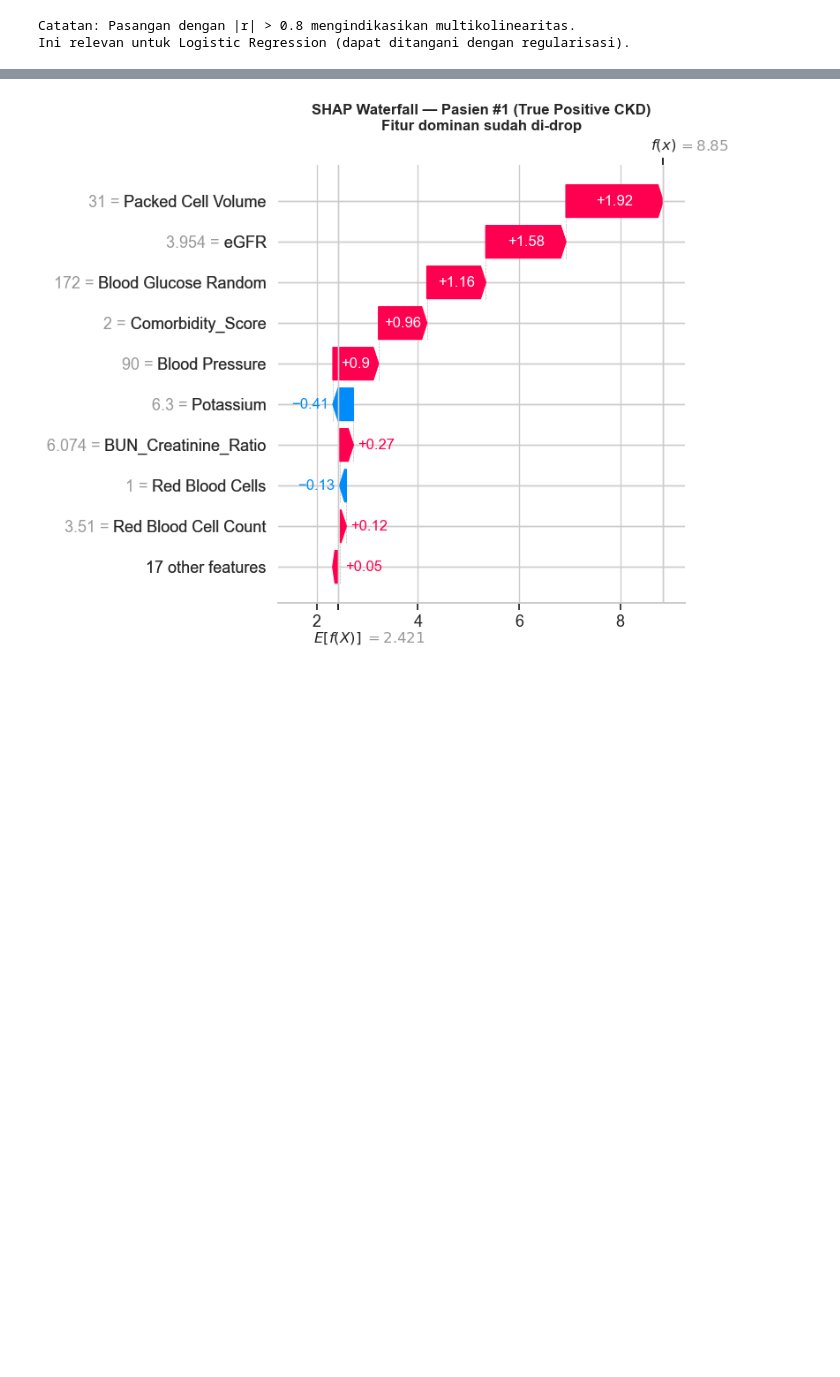
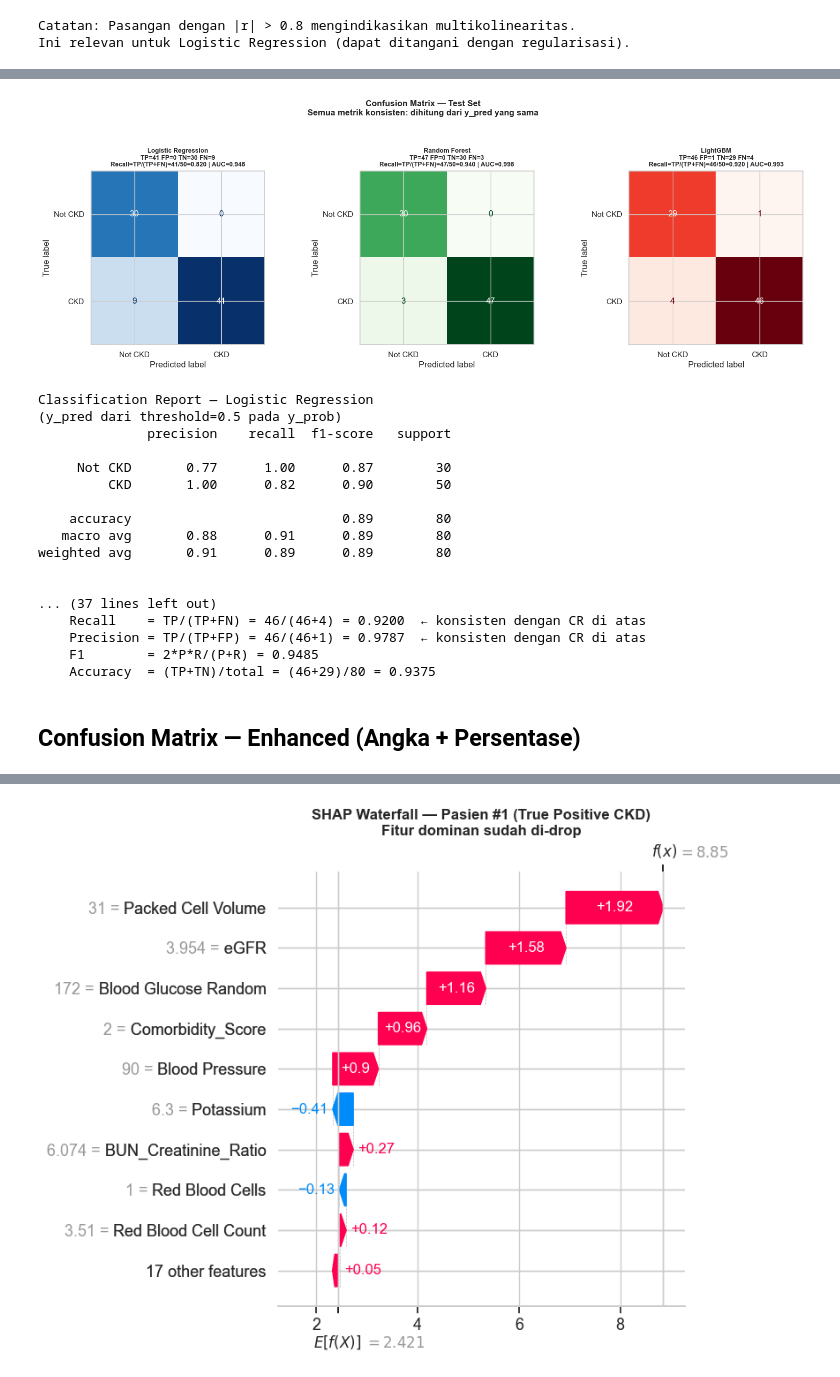
Before and after one commit to ShinZeleo/NephroAI-CKD_Detector, a Jupyter notebook: ckd_final_v8.ipynb, the cells around one changed output, grey strips where cells are left out. Drawn from its saved outputs; the diff is of its cells as text; code cells hidden in the pictures; blank space fills up the shorter version.

```diff
--- a/ckd_final_v8.ipynb
+++ b/ckd_final_v8.ipynb
@@ -604,7 +487,7 @@ for col in ratio_feats:
     g1 = X_train_fe.loc[y_train==1, col]
     g0 = X_train_fe.loc[y_train==0, col]
     t, p = stats.ttest_ind(g1, g0, equal_var=False)
-    sig = '✅ Signifikan' if p < 0.05 else '⚠️ Tidak Signifikan'
+    sig = 'Signifikan' if p < 0.05 else 'Tidak Signifikan'
     print(f'  {col:<28}: t={t:7.3f}, p={p:.6f}  → {sig}')
 # %% [output]
 [figure]
@@ -2483,0 +1436,72 @@ Menghitung SHAP LightGBM...
+# %%
+fig, axes = plt.subplots(1, 3, figsize=(16, 5))
+cmaps = ['Blues','Greens','Reds']
+
+for ax, res, cmap in zip(axes, all_results, cmaps):
+    cm = confusion_matrix(y_test, res['y_pred'])
+    tn, fp, fn, tp = cm.ravel()
+
+    assert tp == res['tp'], f"CM TP mismatch: {tp} vs {res['tp']}"
+    assert fp == res['fp'], f"CM FP mismatch: {fp} vs {res['fp']}"
+    assert tn == res['tn'], f"CM TN mismatch: {tn} vs {res['tn']}"
+    assert fn == res['fn'], f"CM FN mismatch: {fn} vs {res['fn']}"
+
+    ConfusionMatrixDisplay(cm, display_labels=['Not CKD','CKD']).plot(
+        ax=ax, cmap=cmap, colorbar=False)
+
+    man_rec  = tp/(tp+fn) if (tp+fn)>0 else 0
+    man_pre  = tp/(tp+fp) if (tp+fp)>0 else 0
+    ax.set_title(
+        f"{res['model_name']}\n"
+        f"TP={tp} FP={fp} TN={tn} FN={fn}\n"
+        f"Recall=TP/(TP+FN)={tp}/{tp+fn}={man_rec:.3f} | AUC={res['auc_roc']:.3f}",
+        fontsize=9, fontweight='bold'
+    )
+
+plt.suptitle('Confusion Matrix — Test Set\n'
+             'Semua metrik konsisten: dihitung dari y_pred yang sama',
+             fontsize=12, fontweight='bold', y=1.07)
+plt.tight_layout(); plt.show()
+
+print()
+for res in all_results:
+    print(f'Classification Report — {res["model_name"]}')
+    print(f'(y_pred dari threshold={res["threshold"]} pada y_prob)')
+    print(classification_report(y_test, res['y_pred'], target_names=['Not CKD','CKD']))
+    print()
+
+    # Perhitungan manual untuk verifikasi
+    tp, fp, tn, fn = res["tp"], res["fp"], res["tn"], res["fn"]
+    print(f'  PERHITUNGAN MANUAL (verifikasi):')
+    print(f'    Recall    = TP/(TP+FN) = {tp}/({tp}+{fn}) = {tp/(tp+fn) if (tp+fn)>0 else 0:.4f}  ← konsisten dengan CR di atas')
+    print(f'    Precision = TP/(TP+FP) = {tp}/({tp}+{fp}) = {tp/(tp+fp) if (tp+fp)>0 else 0:.4f}  ← konsisten dengan CR di atas')
+    print(f'    F1        = 2*P*R/(P+R) = {res["f1"]:.4f}')
+    print(f'    Accuracy  = (TP+TN)/total = ({tp}+{tn})/{tp+fp+tn+fn} = {(tp+tn)/(tp+fp+tn+fn):.4f}')
+
+    # Validasi logika FN
+    if fn == 0:
+        assert abs(res["recall"] - 1.0) < 1e-6, f"BUG: FN=0 tapi Recall={res['recall']}≠1.0!"
+        print(f'    FN=0 → Recall=1.0 — BENAR secara logika')
+
+    print()
+# %% [output]
+[figure, added]
+Classification Report — Logistic Regression
+(y_pred dari threshold=0.5 pada y_prob)
+              precision    recall  f1-score   support
+
+     Not CKD       0.77      1.00      0.87        30
+         CKD       1.00      0.82      0.90        50
+
+    accuracy                           0.89        80
+   macro avg       0.88      0.91      0.89        80
+weighted avg       0.91      0.89      0.89        80
+
+
+... (37 lines left out)
+    Recall    = TP/(TP+FN) = 46/(46+4) = 0.9200  ← konsisten dengan CR di atas
+    Precision = TP/(TP+FP) = 46/(46+1) = 0.9787  ← konsisten dengan CR di atas
+    F1        = 2*P*R/(P+R) = 0.9485
+    Accuracy  = (TP+TN)/total = (46+29)/80 = 0.9375
+# %% [markdown]
+## Confusion Matrix — Enhanced (Angka + Persentase)
```
Also changed, not shown: parts of 107 cells of this notebook, 10 other files.
